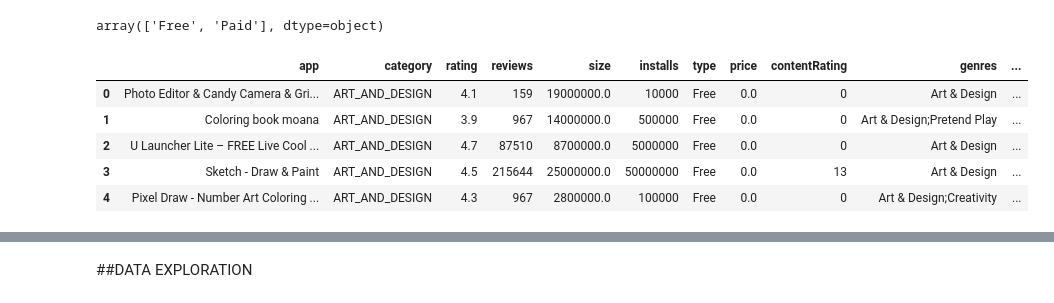
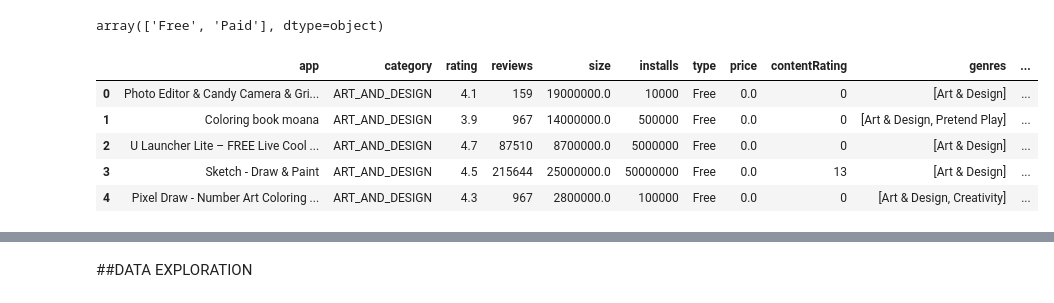
Before and after one commit to mxchauhan/Capstone, a Jupyter notebook: Capstone_Project_Rating_of_Apps_at_Google_Playstore.ipynb, the cells around one changed output, grey strips where cells are left out. Cells and saved outputs as stored; diff of their text form; code cells hidden in the pictures.

```diff
--- a/Capstone_Project_Rating_of_Apps_at_Google_Playstore.ipynb
+++ b/Capstone_Project_Rating_of_Apps_at_Google_Playstore.ipynb
@@ -43,5 +103,7 @@ data.shape
 # %% [markdown]
 ## DATA CLEANING
+# %%
+data['genres'] = data.genres.str.split(';')
 # %%
 data.isnull().values.ravel().sum()
 # %% [output]
@@ -221,12 +287,12 @@ data['price'] = pd.to_numeric(data['price'], errors='coerce')
 # %%
 # we drop ratings equal to zero, as the app store doesn't allow a real user
 # rating to be equal to zero
 data = data[data['rating']> 0]
-data.head(5)
+data.head()
 # %% [output]
 |  | app | category | rating | reviews | size | installs | type | price | contentRating | genres | ... |
-| 0 | Photo Editor & Candy Camera & Gri... | ART_AND_DESIGN | 4.1 | 159 | 19000000.0 | 10000 | Free | 0.0 | 0 | Art & Design | ... |
-| 1 | Coloring book moana | ART_AND_DESIGN | 3.9 | 967 | 14000000.0 | 500000 | Free | 0.0 | 0 | Art & Design;Pretend Play | ... |
-| 2 | U Launcher Lite – FREE Live Cool ... | ART_AND_DESIGN | 4.7 | 87510 | 8700000.0 | 5000000 | Free | 0.0 | 0 | Art & Design | ... |
-| 3 | Sketch - Draw & Paint | ART_AND_DESIGN | 4.5 | 215644 | 25000000.0 | 50000000 | Free | 0.0 | 13 | Art & Design | ... |
-| 4 | Pixel Draw - Number Art Coloring ... | ART_AND_DESIGN | 4.3 | 967 | 2800000.0 | 100000 | Free | 0.0 | 0 | Art & Design;Creativity | ... |
+| 0 | Photo Editor & Candy Camera & Gri... | ART_AND_DESIGN | 4.1 | 159 | 19000000.0 | 10000 | Free | 0.0 | 0 | [Art & Design] | ... |
+| 1 | Coloring book moana | ART_AND_DESIGN | 3.9 | 967 | 14000000.0 | 500000 | Free | 0.0 | 0 | [Art & Design, Pretend Play] | ... |
+| 2 | U Launcher Lite – FREE Live Cool ... | ART_AND_DESIGN | 4.7 | 87510 | 8700000.0 | 5000000 | Free | 0.0 | 0 | [Art & Design] | ... |
+| 3 | Sketch - Draw & Paint | ART_AND_DESIGN | 4.5 | 215644 | 25000000.0 | 50000000 | Free | 0.0 | 13 | [Art & Design] | ... |
+| 4 | Pixel Draw - Number Art Coloring ... | ART_AND_DESIGN | 4.3 | 967 | 2800000.0 | 100000 | Free | 0.0 | 0 | [Art & Design, Creativity] | ... |
```
Also changed, not shown: parts of 48 cells of this notebook.
